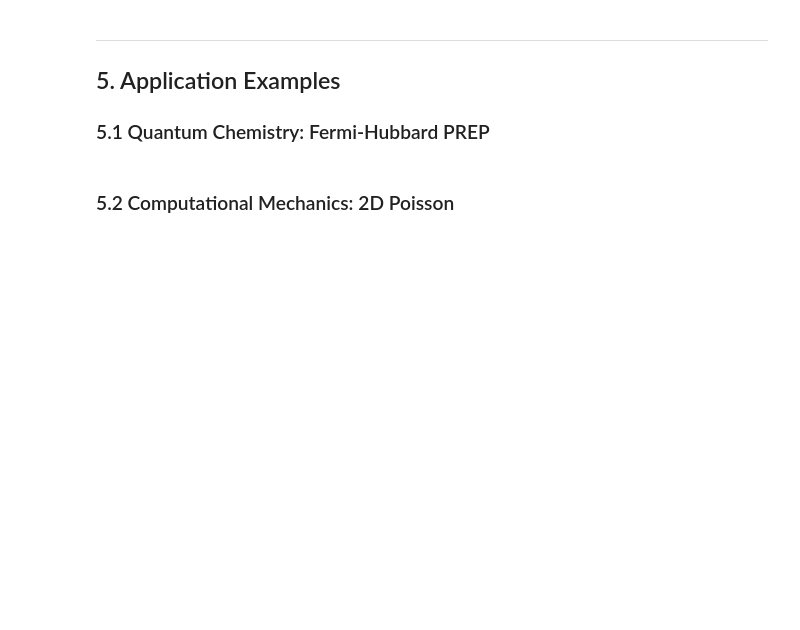
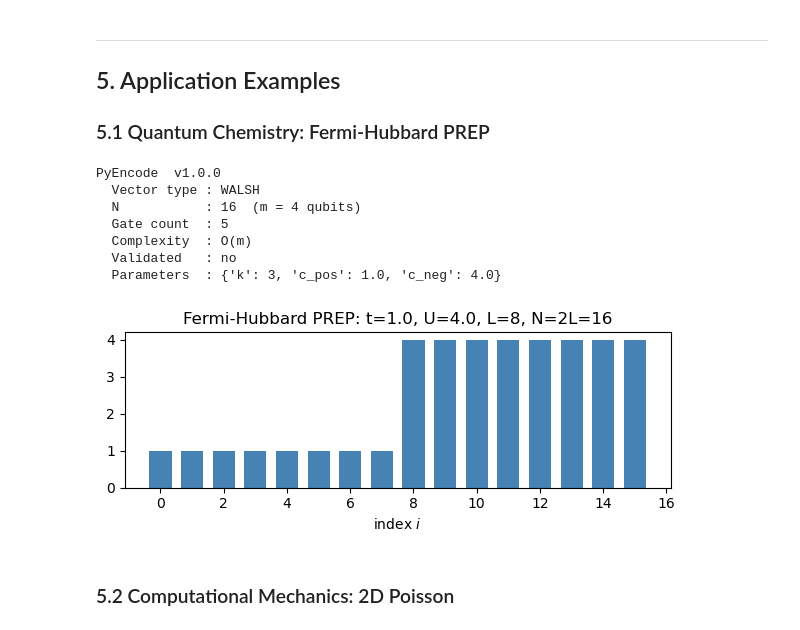
Before and after one commit to UW-ERSL/PyEncode, a Jupyter notebook: notebooks/paperExperiments.ipynb, the cells around one changed output. Saved outputs shown, nothing was run; the diff lists cells and outputs as text; code cells hidden in the pictures; blank space fills up the shorter version.

```diff
--- a/notebooks/paperExperiments.ipynb
+++ b/notebooks/paperExperiments.ipynb
@@ -225,17 +367,28 @@ for desc, vobj, f_ref in cases:
 ## 5. Application Examples
 ### 5.1 Quantum Chemistry: Fermi-Hubbard PREP
 # %%
-L = 8; t_hop = 1.0; U_int = 4.0
-N_pauli = 4 * L  # = 32
+import math
+L = 8;  t = 1.0;  U = 4.0
 
-circuit, info = encode([
-    SQUARE(k1=0,   k2=2*L, c=t_hop),
-    SQUARE(k1=2*L, k2=3*L, c=U_int),
-], N=N_pauli)
+# Equal-block Fermi-Hubbard: L hopping + L interaction, N = 2L
+# Generalized Walsh: ancilla-free, m+1 gates
+circuit, info = encode(
+    WALSH(k=int(math.log2(L)), c_pos=t, c_neg=U),
+    N=2*L)
 print(info)
 
-f = np.zeros(N_pauli); f[0:2*L] = t_hop; f[2*L:3*L] = U_int
-plot_vector(f, f"Fermi-Hubbard PREP: t={t_hop}, U={U_int}, L={L}")
+f = np.zeros(2*L)
+f[:L] = t; f[L:] = U
+plot_vector(f, f"Fermi-Hubbard PREP: t={t}, U={U}, L={L}, N=2L={2*L}")
+# %% [output]
+PyEncode  v1.0.0
+  Vector type : WALSH
+  N           : 16  (m = 4 qubits)
+  Gate count  : 5
+  Complexity  : O(m)
+  Validated   : no
+  Parameters  : {'k': 3, 'c_pos': 1.0, 'c_neg': 4.0}
+[figure, added]
 # %% [markdown]
 ### 5.2 Computational Mechanics: 2D Poisson
 # %%
```
Also changed, not shown: parts of 18 cells of this notebook, 8 other files.
